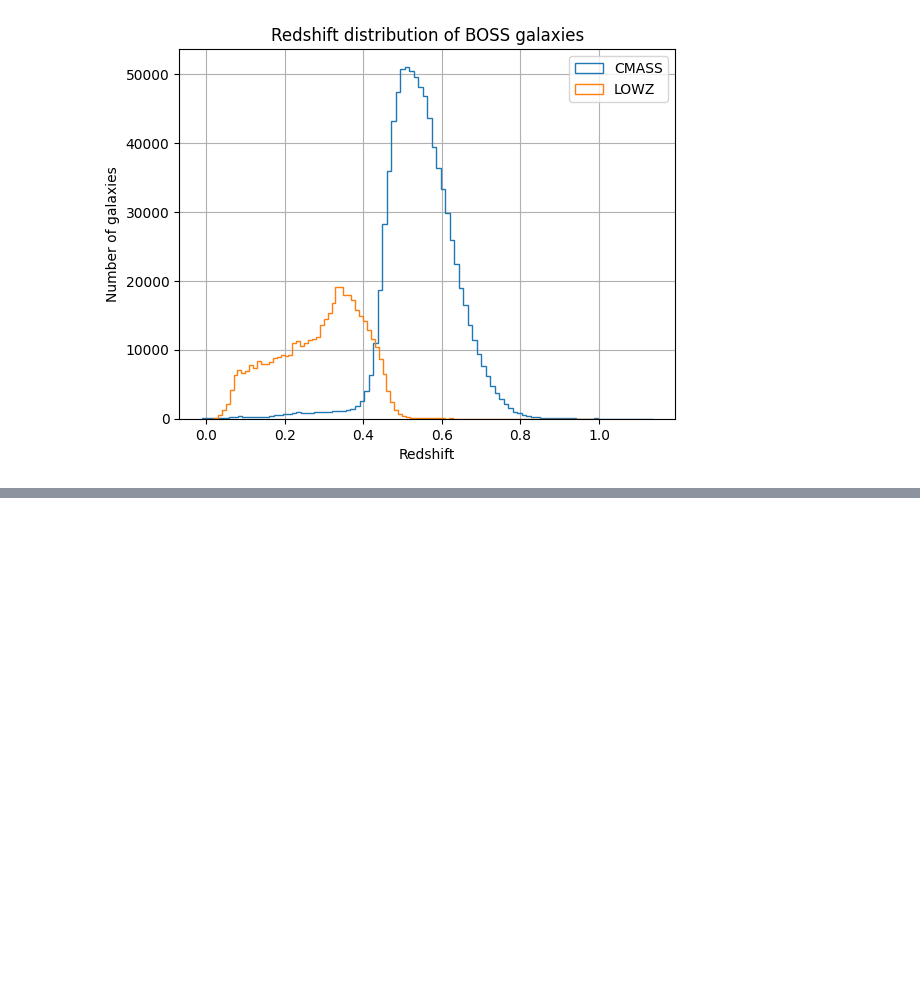
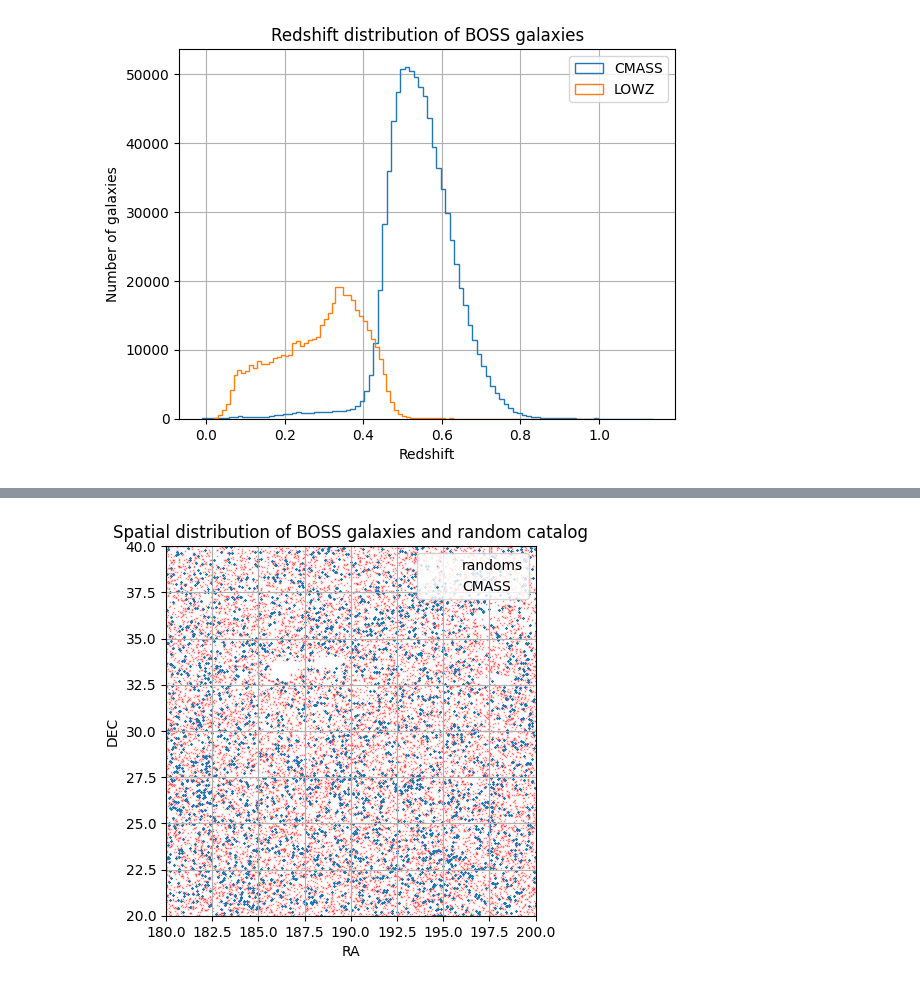
Before and after one commit to shubhagrawal30/RSD_SDSS_DR12, a Jupyter notebook: notebooks/data.ipynb, the cells around one changed output, grey strips where cells are left out. Saved outputs shown, nothing was run; the diff lists cells and outputs as text; code cells hidden in the pictures; blank space fills up the shorter version.

```diff
--- a/notebooks/data.ipynb
+++ b/notebooks/data.ipynb
@@ -102,0 +163,20 @@ plt.close()
+# %%
+sparset, sparser = 10, 100
+sp_tdata = np.random.choice(tdata, size=tdata.shape[0]//sparset, replace=False)
+sp_rdata = np.random.choice(rdata, size=rdata.shape[0]//sparser, replace=False)
+
+plt.figure()
+plt.xlim(180, 200)
+plt.ylim(20, 40)
+plt.gca().set_aspect('equal', adjustable='box')
+plt.grid()
+plt.scatter(sp_rdata['RA'], sp_rdata['DEC'], s=0.1, alpha=0.5, label='randoms', marker='x', color='red')
+plt.scatter(sp_tdata['RA'], sp_tdata['DEC'], s=1, alpha=1, label='CMASS', marker='x')
+plt.title('Spatial distribution of BOSS galaxies and random catalog')
+plt.xlabel('RA')
+plt.ylabel('DEC')
+plt.legend()
+plt.show()
+plt.close()
+# %% [output]
+[figure, added]
```
Also changed, not shown: parts of 3 cells of this notebook, 1 other file.
